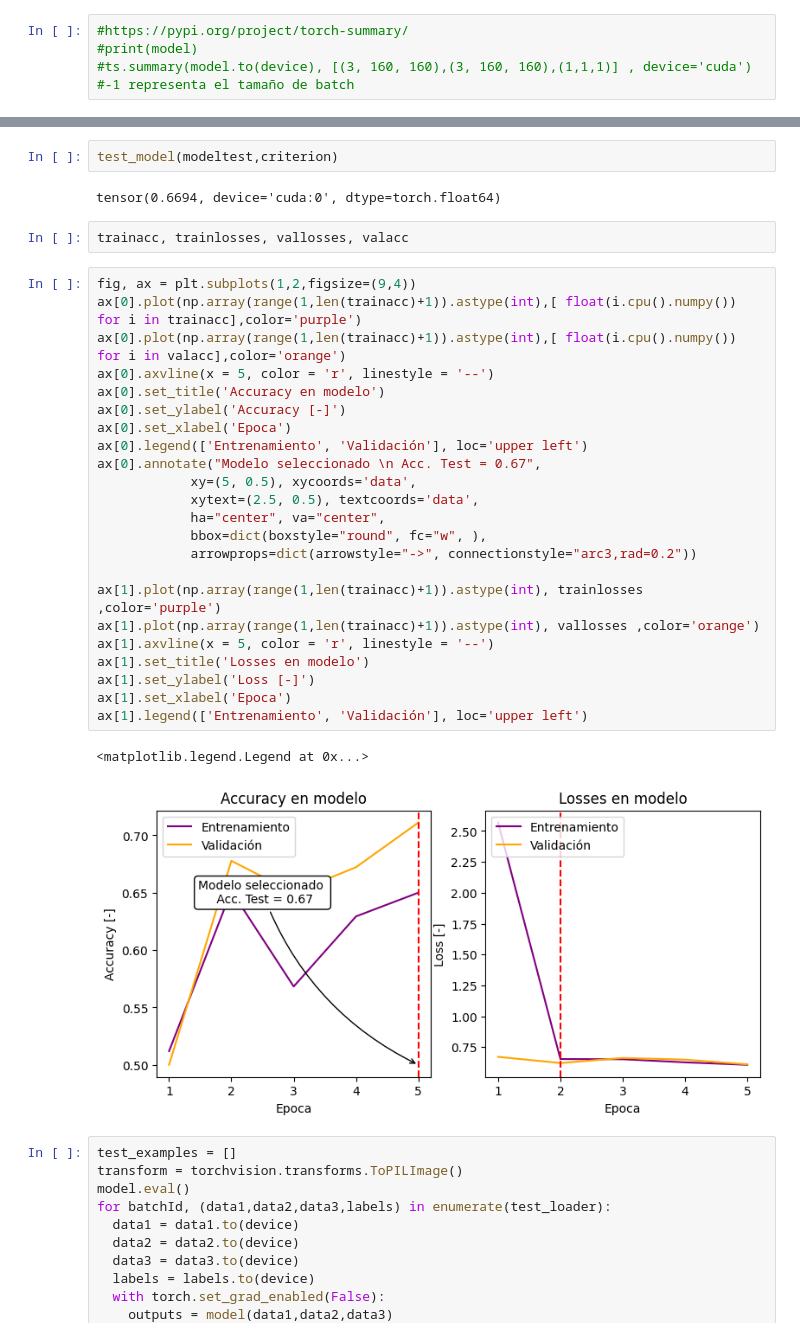
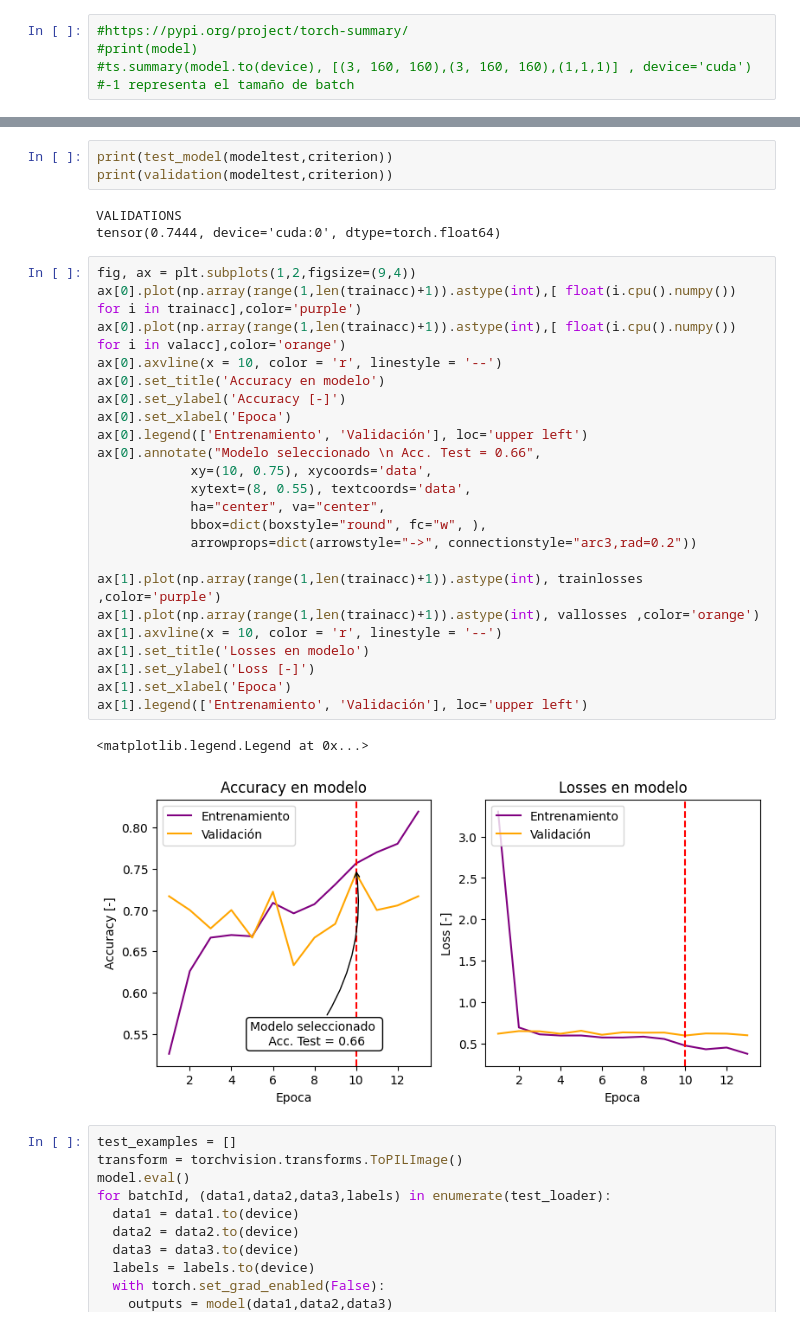
Before and after one commit to hectorjimenez12/CC5205_Proyecto, a Jupyter notebook: Game_ClassificationCNNV2.ipynb, the cells around one changed output, grey strips where cells are left out. Drawn from its saved outputs; the diff is of its cells as text.

```diff
--- a/Game_ClassificationCNNV2.ipynb
+++ b/Game_ClassificationCNNV2.ipynb
@@ -515,36 +542,36 @@ Val Loss: 0.6493 Acc Val: 0.5389
 Stop Training
-# %%
-test_model(modeltest,criterion)
-# %% [output]
-tensor(0.6694, device='cuda:0', dtype=torch.float64)
-# %%
-trainacc, trainlosses, vallosses, valacc
+# %%
+print(test_model(modeltest,criterion))
+print(validation(modeltest,criterion))
+# %% [output]
+VALIDATIONS
+tensor(0.7444, device='cuda:0', dtype=torch.float64)
 # %%
 fig, ax = plt.subplots(1,2,figsize=(9,4))
 ax[0].plot(np.array(range(1,len(trainacc)+1)).astype(int),[ float(i.cpu().numpy()) for i in trainacc],color='purple')
 ax[0].plot(np.array(range(1,len(trainacc)+1)).astype(int),[ float(i.cpu().numpy()) for i in valacc],color='orange')
-ax[0].axvline(x = 5, color = 'r', linestyle = '--')
+ax[0].axvline(x = 10, color = 'r', linestyle = '--')
 ax[0].set_title('Accuracy en modelo')
 ax[0].set_ylabel('Accuracy [-]')
 ax[0].set_xlabel('Epoca')
 ax[0].legend(['Entrenamiento', 'Validación'], loc='upper left')
-ax[0].annotate("Modelo seleccionado \n Acc. Test = 0.67",
-            xy=(5, 0.5), xycoords='data',
-            xytext=(2.5, 0.5), textcoords='data',
+ax[0].annotate("Modelo seleccionado \n Acc. Test = 0.66",
+            xy=(10, 0.75), xycoords='data',
+            xytext=(8, 0.55), textcoords='data',
             ha="center", va="center",
             bbox=dict(boxstyle="round", fc="w", ),
             arrowprops=dict(arrowstyle="->", connectionstyle="arc3,rad=0.2"))
 
 ax[1].plot(np.array(range(1,len(trainacc)+1)).astype(int), trainlosses ,color='purple')
 ax[1].plot(np.array(range(1,len(trainacc)+1)).astype(int), vallosses ,color='orange')
-ax[1].axvline(x = 5, color = 'r', linestyle = '--')
+ax[1].axvline(x = 10, color = 'r', linestyle = '--')
 ax[1].set_title('Losses en modelo')
 ax[1].set_ylabel('Loss [-]')
 ax[1].set_xlabel('Epoca')
 ax[1].legend(['Entrenamiento', 'Validación'], loc='upper left')
 # %% [output]
 <matplotlib.legend.Legend at 0x...>
-[figure, old version]
+[figure, new version]
 # %%
 test_examples = []
 transform = torchvision.transforms.ToPILImage()
```
Also changed, not shown: parts of 4 cells of this notebook.
